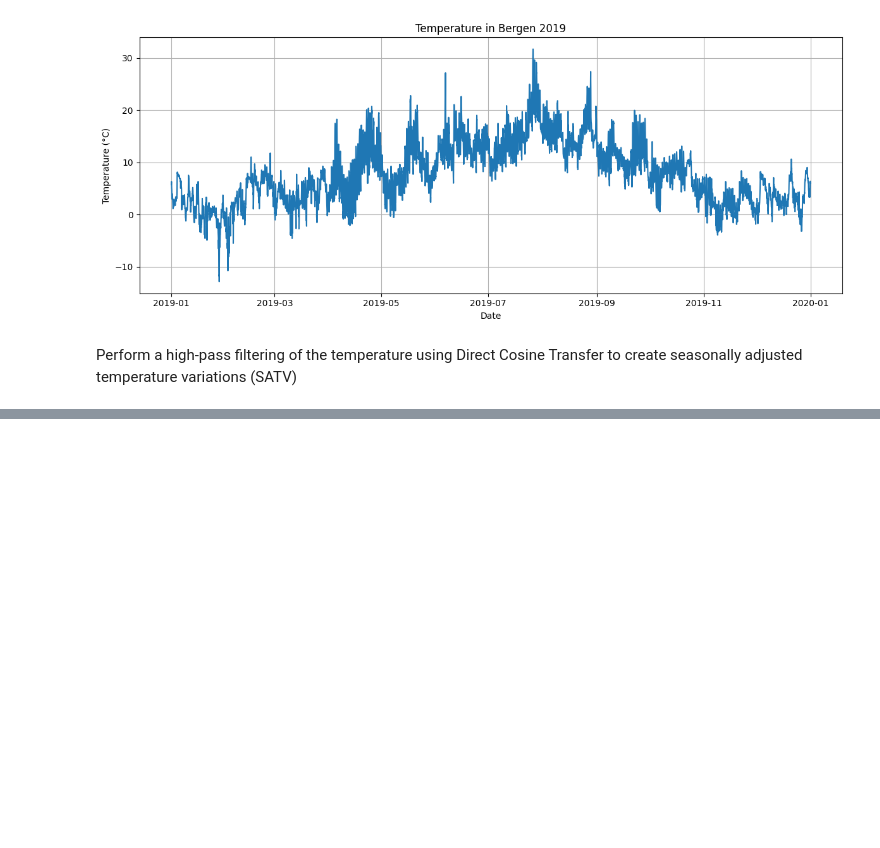
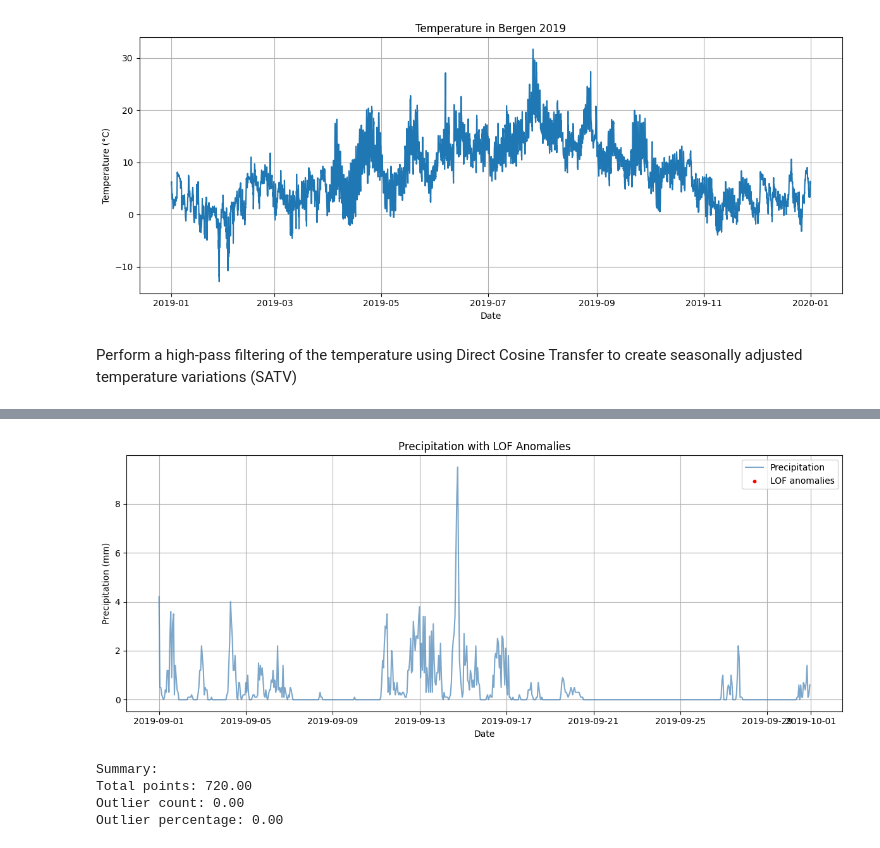
Before and after one commit to heitonn/heitonn-ind320-streamlit, a Jupyter notebook: notebooks/assignment3_notebook.ipynb, the cells around one changed output, grey strips where cells are left out. Saved outputs shown, nothing was run; the diff lists cells and outputs as text; code cells hidden in the pictures; blank space fills up the shorter version.

```diff
--- a/notebooks/assignment3_notebook.ipynb
+++ b/notebooks/assignment3_notebook.ipynb
@@ -269,28 +240,28 @@ def plot_temperature_with_spc(df, temp_col="temperature_2m", date_col="date",
         outlier_summary (pd.DataFrame): DataFrame with timestamps and temperatures of outliers.
     """
 
-    # --- 1. Hent data ---
+    # collecting and converting data
     temps = df[temp_col].to_numpy()
-    dates = pd.to_datetime(df[date_col])
+    dates = pd.to_datetime(df[date_col]) # converting to pd daytime
 
-    # --- 2. DCT og high-pass filter ---
+    # DCT and high-pass filter
     temps_dct = dct(temps, norm='ortho')
     temps_dct_hp = temps_dct.copy()
-    temps_dct_hp[:cutoff] = 0  # fjerner lavfrekvente komponenter
+    temps_dct_hp[:cutoff] = 0
     temps_satv = idct(temps_dct_hp, norm='ortho')
 
-    # --- 3. Robust statistikk ---
+    # Robust statistics
     median_satv = np.median(temps_satv)
     mad_satv = np.median(np.abs(temps_satv - median_satv))
-    upper_limit = median_satv + n_std * mad_satv
-    lower_limit = median_satv - n_std * mad_satv
+    upper_limit = median_satv + n_std * mad_satv # calculating upper boundary
+    lower_limit = median_satv - n_std * mad_satv # calculating lower boundary
 
-    # --- 4. Finn utliggere ---
+    # Finding data outside the boundaries
     outliers = (temps_satv > upper_limit) | (temps_satv < lower_limit)
     outlier_df = df.loc[outliers, [date_col, temp_col]].copy()
     outlier_df["SATV_value"] = temps_satv[outliers]
 
-    # --- 5. Plot ---
+    # Plot
     plt.figure(figsize=(12,6))
     plt.plot(dates, temps, label="Temperature", color="steelblue", alpha=0.7)
     plt.scatter(dates[outliers], temps[outliers], color="red", s=10, label="Outliers")
@@ -307,22 +278,18 @@ def plot_temperature_with_spc(df, temp_col="temperature_2m", date_col="date",
     plt.tight_layout()
     plt.show()
 
-    # --- 6. Oppsummering ---
-    summary = {
-        "Total points": len(df),
-        "Outlier count": outlier_df.shape[0],
-        "Outlier percentage": 100 * outlier_df.shape[0] / len(df),
-        "MAD": mad_satv,
-        "Upper limit": upper_limit,
-        "Lower limit": lower_limit
-    }
-
-    print("\nSummary:")
-    for k, v in summary.items():
-        print(f"{k}: {v:.2f}" if isinstance(v, (int, float)) else f"{k}: {v}")
-
+    # summery of statistics
+    print(
+        f"Total points       : {len(df)}\n"
+        f"Outlier count      : {outlier_df.shape[0]}\n"
+        f"Outlier percentage : {100 * outlier_df.shape[0] / len(df):.2f}%\n"
+        f"MAD                : {mad_satv:.2f}\n"
+        f"Upper limit        : {upper_limit:.2f}\n"
+        f"Lower limit        : {lower_limit:.2f}"
+    )
     return outlier_df
 
+
 outliers = plot_temperature_with_spc(hourly_dataframe, cutoff=50, n_std=3)
 # %% [output]
 [figure]
@@ -335,0 +380,9 @@ Lower limit: -5.652551174163818
+# %%
+sept_data = hourly_dataframe[hourly_dataframe['date'].dt.month == 9].copy()
+outliers = plot_precipitation_with_lof(sept_data, precip_col="precipitation", date_col="date")
+# %% [output]
+[figure, added]
+Summary:
+Total points: 720.00
+Outlier count: 0.00
+Outlier percentage: 0.00
```
Also changed, not shown: parts of 29 cells of this notebook, 19 other files.
